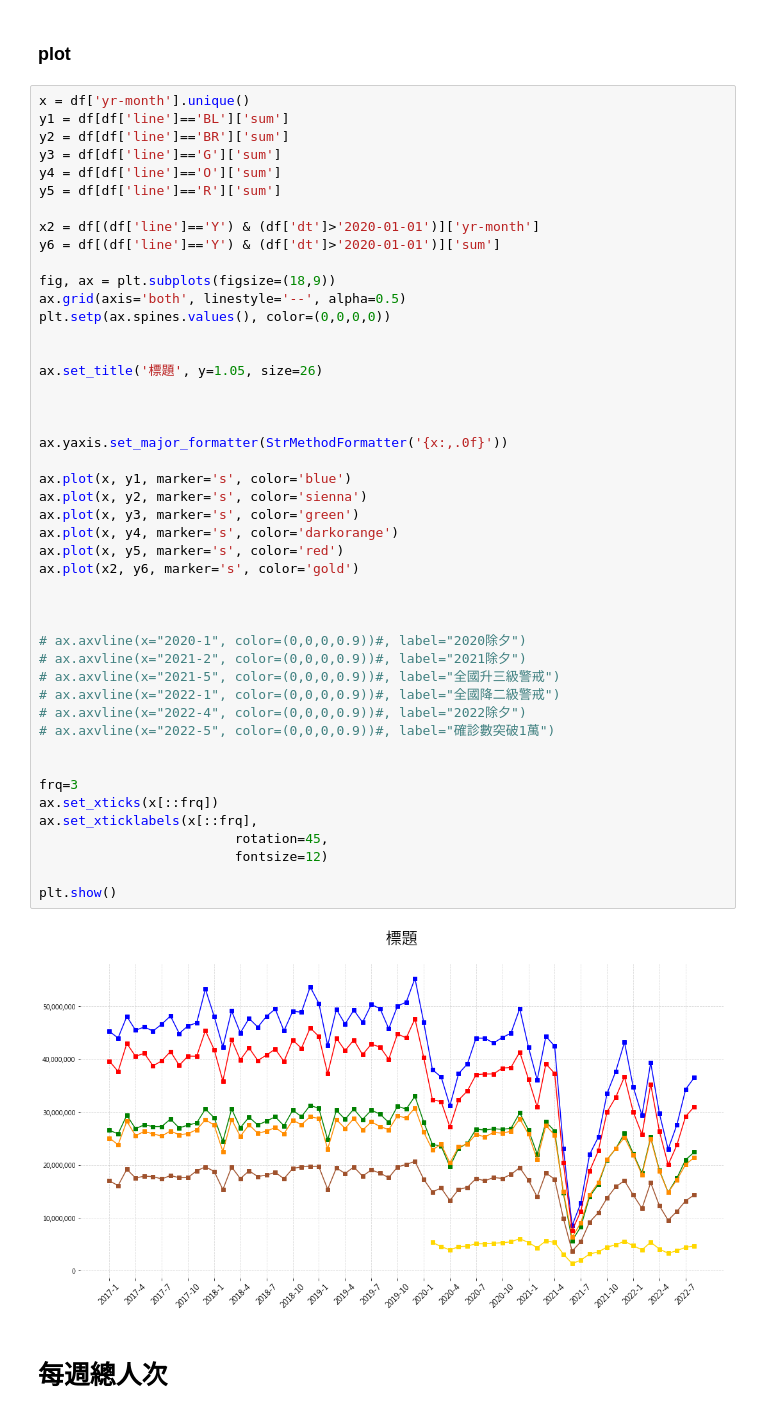
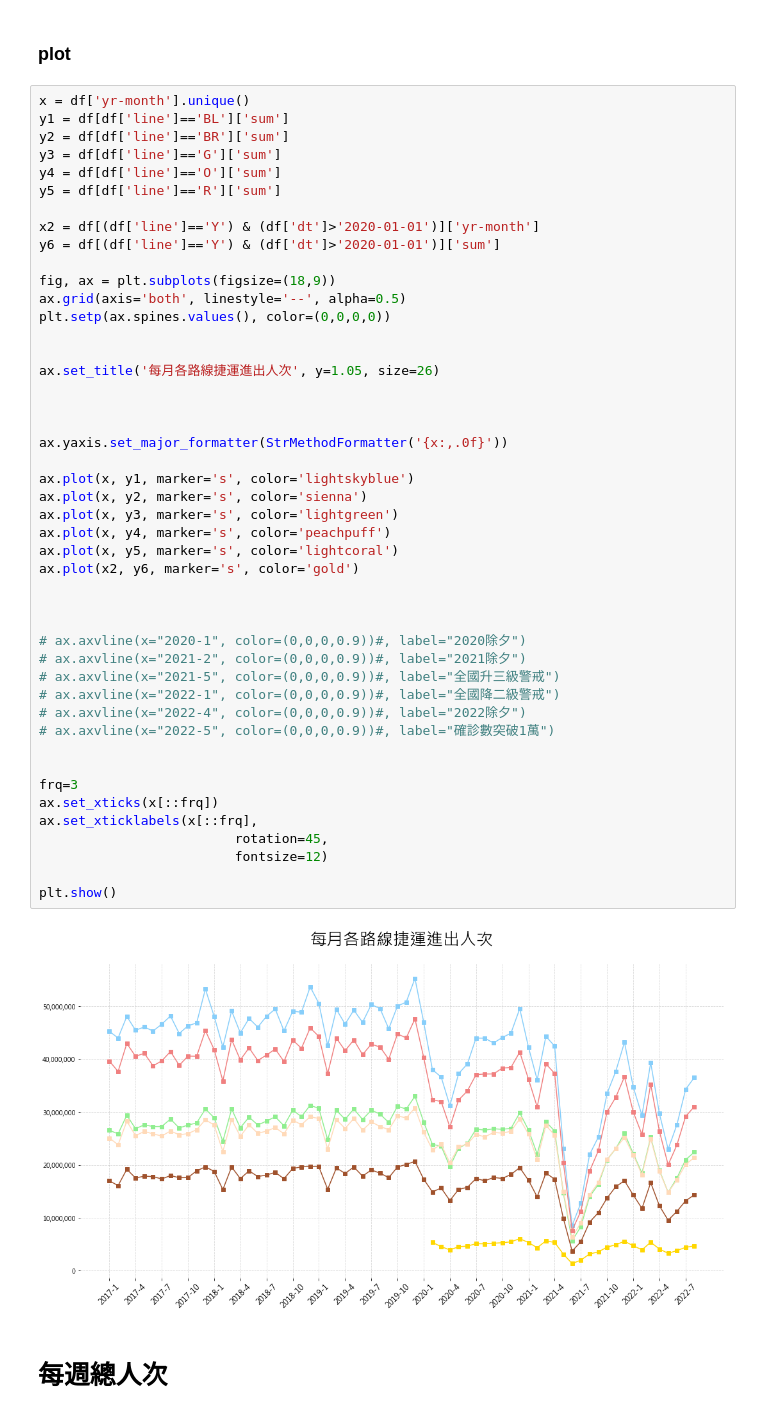
Before and after one commit to ShihWen/tpe-mrt-emr-serverless, a Jupyter notebook: read_outputs.ipynb, the cells around one changed output. Saved outputs shown, nothing was run; the diff lists cells and outputs as text.

```diff
--- a/read_outputs.ipynb
+++ b/read_outputs.ipynb
@@ -195,39 +172,39 @@ fig, ax = plt.subplots(figsize=(18,9))
 ax.grid(axis='both', linestyle='--', alpha=0.5)
 plt.setp(ax.spines.values(), color=(0,0,0,0))
 
 
-ax.set_title('標題', y=1.05, size=26)
+ax.set_title('每月各路線捷運進出人次', y=1.05, size=26)
 
 
 
 ax.yaxis.set_major_formatter(StrMethodFormatter('{x:,.0f}'))
 
-ax.plot(x, y1, marker='s', color='blue')
+ax.plot(x, y1, marker='s', color='lightskyblue')
 ax.plot(x, y2, marker='s', color='sienna')
-ax.plot(x, y3, marker='s', color='green')
-ax.plot(x, y4, marker='s', color='darkorange')
-ax.plot(x, y5, marker='s', color='red')
+ax.plot(x, y3, marker='s', color='lightgreen')
+ax.plot(x, y4, marker='s', color='peachpuff')
+ax.plot(x, y5, marker='s', color='lightcoral')
 ax.plot(x2, y6, marker='s', color='gold')
 
 
 
 # ax.axvline(x="2020-1", color=(0,0,0,0.9))#, label="2020除夕")
 # ax.axvline(x="2021-2", color=(0,0,0,0.9))#, label="2021除夕")
 # ax.axvline(x="2021-5", color=(0,0,0,0.9))#, label="全國升三級警戒")
 # ax.axvline(x="2022-1", color=(0,0,0,0.9))#, label="全國降二級警戒")
 # ax.axvline(x="2022-4", color=(0,0,0,0.9))#, label="2022除夕")
 # ax.axvline(x="2022-5", color=(0,0,0,0.9))#, label="確診數突破1萬")
 
 
 frq=3
 ax.set_xticks(x[::frq])
 ax.set_xticklabels(x[::frq],
                          rotation=45,
                          fontsize=12)
 
 plt.show()
 # %% [output]
-[figure, old version]
+[figure, new version]
 # %% [markdown]
 # 每週總人次
 # %% [markdown]
```
Also changed, not shown: parts of 10 cells of this notebook, 3 other files.
